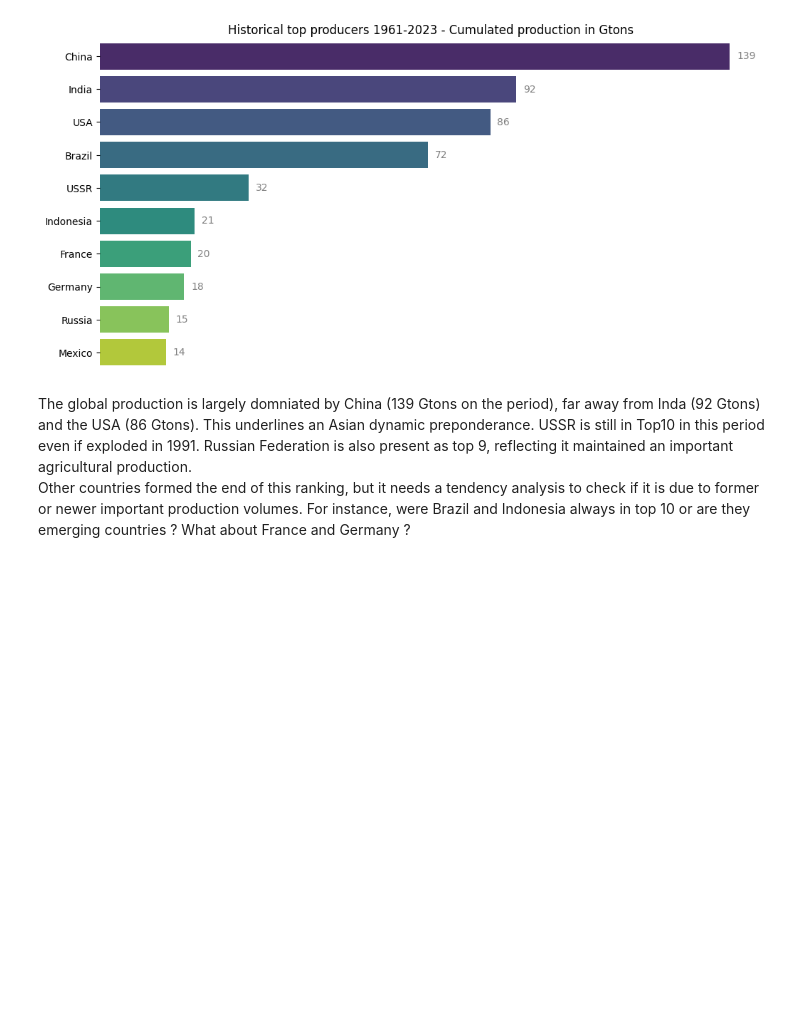
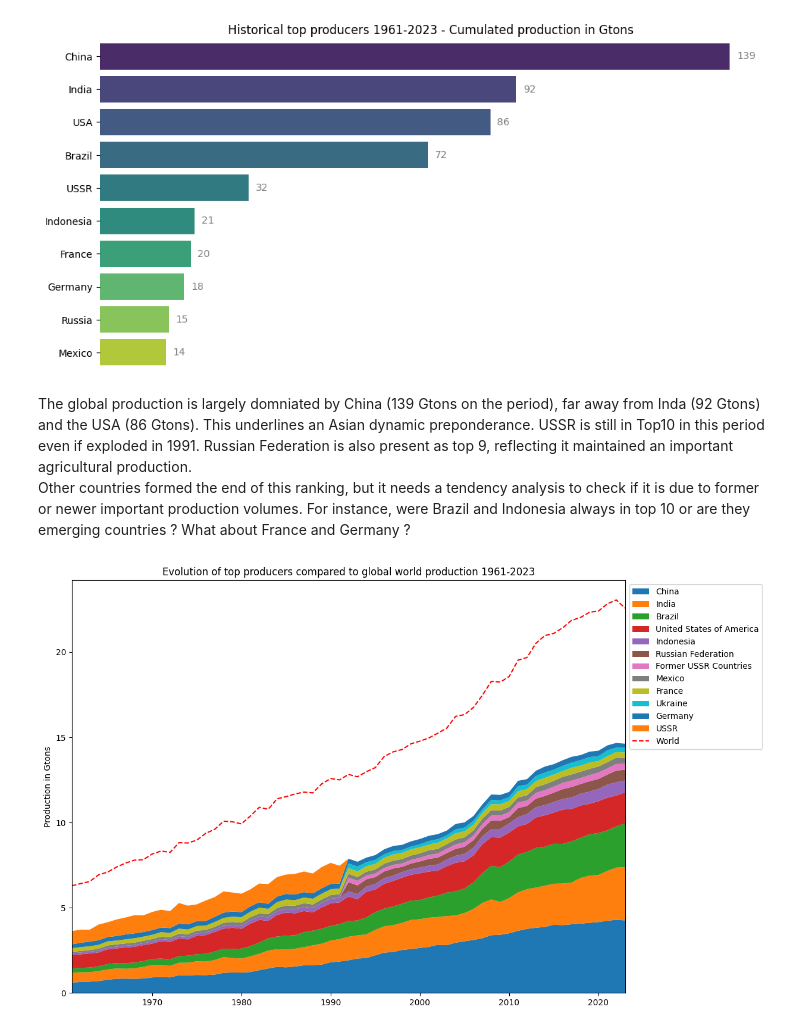
Before and after one commit to SimFour64/fao_analysis, a Jupyter notebook: notebooks/04_Report on Agricultural Production.ipynb, the cells around one changed output. Drawn from its saved outputs; the diff is of its cells as text; code cells hidden in the pictures; blank space fills up the shorter version.

Commit message:
Finalizing report analysis for agri production

```diff
--- a/notebooks/04_Report on Agricultural Production.ipynb
+++ b/notebooks/04_Report on Agricultural Production.ipynb
@@ -65,5 +65,5 @@ This might indicates that the global production increased faster than population
 # %%
-top_global_producers = get_top_producers(df_prod, country_groups, period=(1961,2023), top_n=10)
+top_global_producers = get_top_producers(df_prod, period=(1961,2023), top_n=10)
 
 plt.figure(figsize=(12,6))
 
@@ -85,3 +85,24 @@ plt.show()
 # %% [markdown]
 The global production is largely domniated by China (139 Gtons on the period), far away from Inda (92 Gtons) and the USA (86 Gtons). This underlines an Asian dynamic preponderance. USSR is still in Top10 in this period even if exploded in 1991. Russian Federation is also present as top 9, reflecting it maintained an important agricultural production.
 Other countries formed the end of this ranking, but it needs a tendency analysis to check if it is due to former or newer important production volumes. For instance, were Brazil and Indonesia always in top 10 or are they emerging countries ? What about France and Germany ?
+# %%
+top_historical_producers = np.append(top_global_producers.index, ["Former USSR Countries", "Ukraine"])
+top_historical_production = get_historical_production(df_prod, top_historical_producers, period=[1961,2023], product=None)
+
+plt.figure(figsize=(12,9))
+
+plt.stackplot(top_historical_production.columns,
+             top_historical_production,
+             labels=top_historical_production.index)
+
+sns.lineplot(data=global_prod, x="Year", y="Value", label="World", color="r", ls="--")
+
+plt.title("Evolution of top producers compared to global world production 1961-2023")
+plt.legend(bbox_to_anchor=(1,1))
+plt.xlim([1961,2023])
+plt.xlabel(None)
+plt.ylabel("Production in Gtons")
+
+plt.show()
+# %% [output]
+[figure, added]
```
Also changed, not shown: parts of 40 cells of this notebook, 6 other files.
